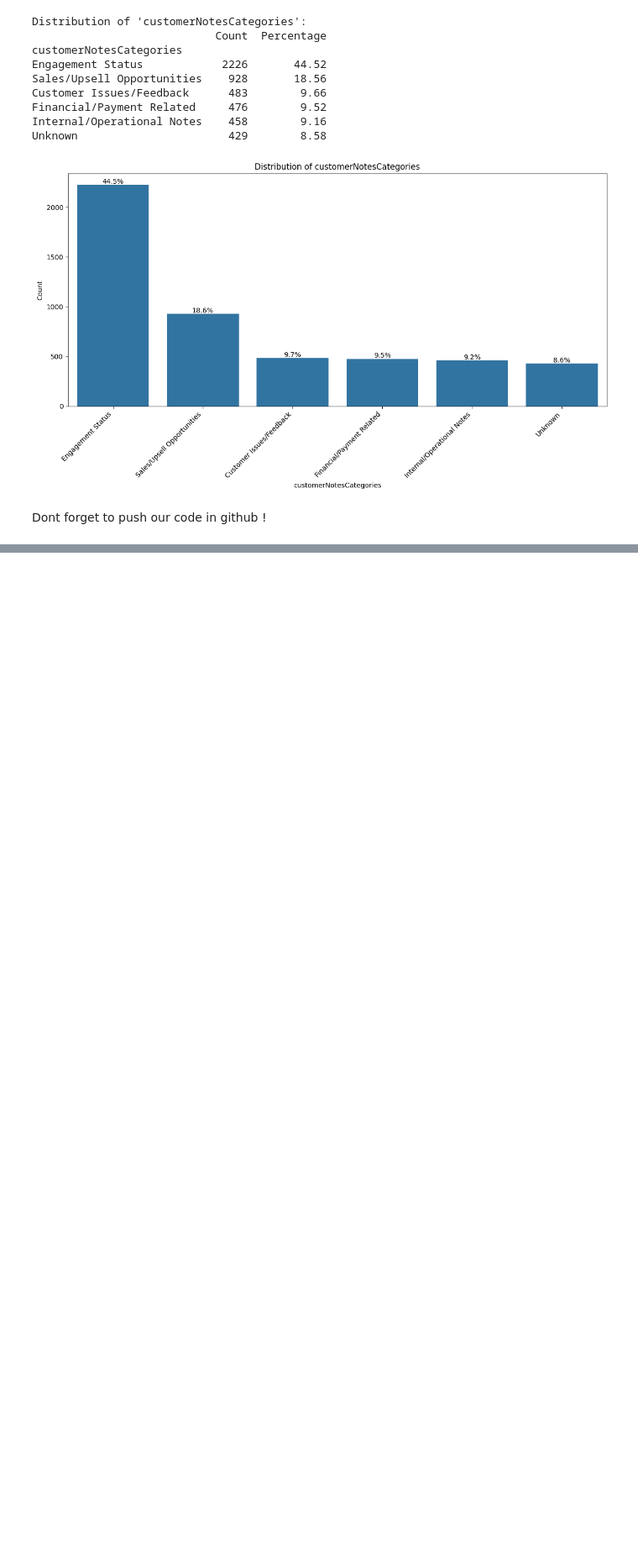
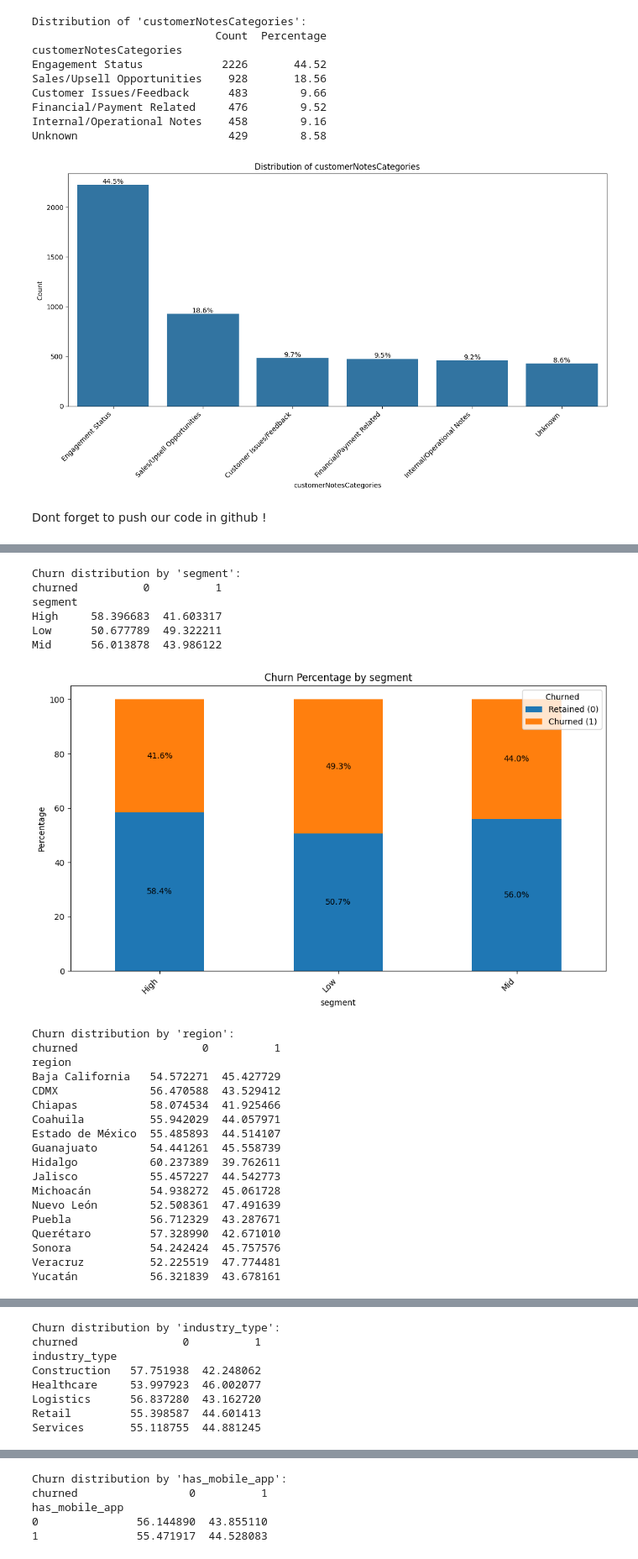
Before and after one commit to marina237/novaEdge, a Jupyter notebook: novaEdge.ipynb, the cells around one changed output, grey strips where cells are left out. Shown at 84% size. Drawn from its saved outputs; the diff is of its cells as text; code cells hidden in the pictures; blank space fills up the shorter version.

```diff
--- a/novaEdge.ipynb
+++ b/novaEdge.ipynb
@@ -430,0 +476,53 @@ Branch 'master' set up to track remote branch 'master' from 'origin'.
+# %%
+categorical_cols_for_churn = ['segment', 'region', 'industry_type', 'has_mobile_app', 'received_retention_offer', 'customerNotesCategories']
+
+for col in categorical_cols_for_churn:
+    if col in df.columns:
+        print(f"\nChurn distribution by '{col}':")
+        # Create a cross-tabulation of the categorical column and churn status
+        churn_crosstab = pd.crosstab(df[col], df['churned'], normalize='index') * 100
+        print(churn_crosstab)
+
+        # Visualize the churn percentage for each category
+        ax = churn_crosstab.plot(kind='bar', stacked=True, figsize=(10, 6))
+        plt.title(f'Churn Percentage by {col}')
+        plt.xlabel(col)
+        plt.ylabel('Percentage')
+        plt.xticks(rotation=45, ha='right')
+        plt.legend(title='Churned', labels=['Retained (0)', 'Churned (1)'])
+
+        # Add percentage labels to the bars
+        for c in ax.containers:
+            labels = [f'{w:.1f}%' if (w := v.get_height()) > 0 else '' for v in c]
+            ax.bar_label(c, labels=labels, label_type='center')
+
+        plt.tight_layout()
+        plt.show()
+    else:
+        print(f"Column '{col}' not found in the DataFrame.")
+# %% [output]
+Churn distribution by 'segment':
+churned          0          1
+segment
+High     58.396683  41.603317
+Low      50.677789  49.322211
+Mid      56.013878  43.986122
+[figure, added]
+Churn distribution by 'region':
+churned                   0          1
+region
+Baja California   54.572271  45.427729
+CDMX              56.470588  43.529412
+Chiapas           58.074534  41.925466
+Coahuila          55.942029  44.057971
+Estado de México  55.485893  44.514107
+Guanajuato        54.441261  45.558739
+Hidalgo           60.237389  39.762611
+Jalisco           55.457227  44.542773
+Michoacán         54.938272  45.061728
+Nuevo León        52.508361  47.491639
+Puebla            56.712329  43.287671
+Querétaro         57.328990  42.671010
+Sonora            54.242424  45.757576
+Veracruz          52.225519  47.774481
+Yucatán           56.321839  43.678161
@@ -430,0 +530,8 @@ Branch 'master' set up to track remote branch 'master' from 'origin'.
+Churn distribution by 'industry_type':
+churned                0          1
+industry_type
+Construction   57.751938  42.248062
+Healthcare     53.997923  46.002077
+Logistics      56.837280  43.162720
+Retail         55.398587  44.601413
+Services       55.118755  44.881245
@@ -430,0 +539,5 @@ Branch 'master' set up to track remote branch 'master' from 'origin'.
+Churn distribution by 'has_mobile_app':
+churned                 0          1
+has_mobile_app
+0               56.144890  43.855110
+1               55.471917  44.528083
```
Also changed, not shown: parts of 14 cells of this notebook.
